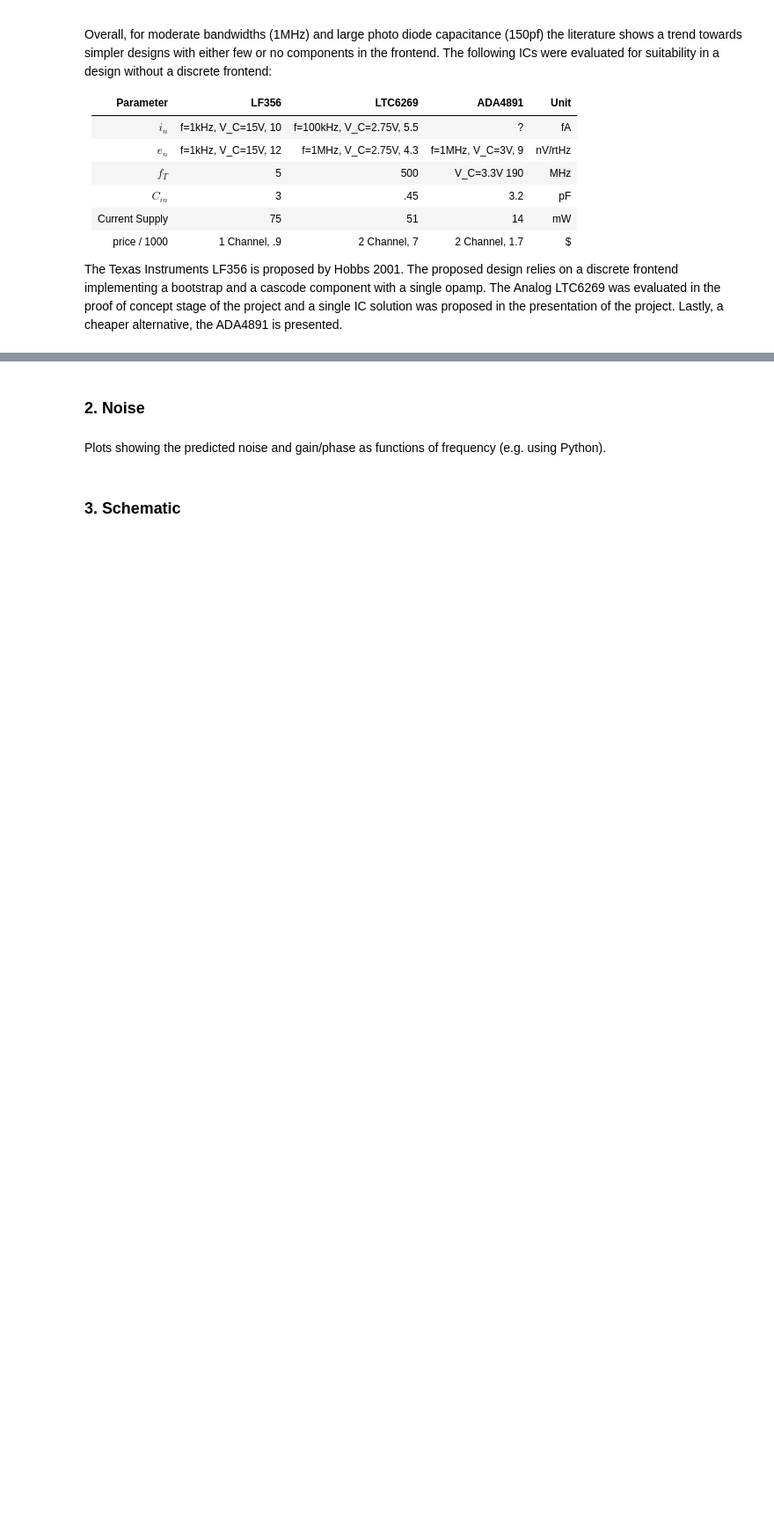
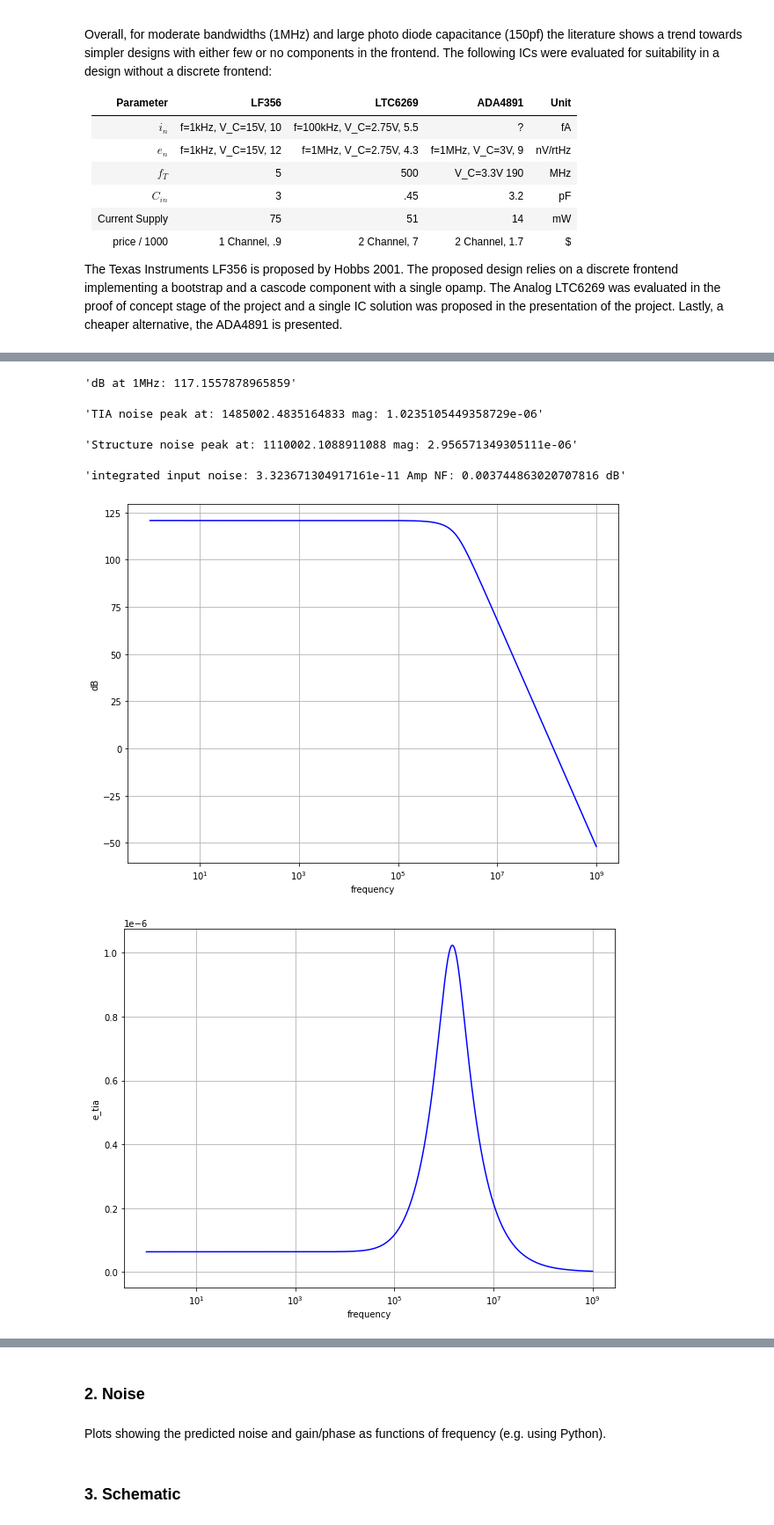
Before and after one commit to dimant/ee538-spring2021, a Jupyter notebook: Project/Project.ipynb, the cells around one changed output, grey strips where cells are left out. Shown at 88% size. Drawn from its saved outputs; the diff is of its cells as text; code cells hidden in the pictures; blank space fills up the shorter version.

```diff
--- a/Project/Project.ipynb
+++ b/Project/Project.ipynb
@@ -87,7 +87,7 @@ Overall, for moderate bandwidths (1MHz) and large photo diode capacitance (150pf
 The Texas Instruments LF356 is proposed by Hobbs 2001. The proposed design relies on a discrete frontend implementing a bootstrap and a cascode component with a single opamp. The Analog LTC6269 was evaluated in the proof of concept stage of the project and a single IC solution was proposed in the presentation of the project. Lastly, a cheaper alternative, the ADA4891 is presented.
 # %%
 def analyze(C_D, C_f, R_f, e_namp, i_namp, f_T, C_filter, R_filter, R_1, R_2):
-    f = np.linspace(1, 10**6)
+    f = np.linspace(1, 10**9, 10**6)
     s = np.multiply(2*np.pi, f)
 
     zeta = 1 / np.sqrt(2)
@@ -100,7 +100,10 @@ def analyze(C_D, C_f, R_f, e_namp, i_namp, f_T, C_filter, R_filter, R_1, R_2):
     tf_noninv_mag = 1 + R_2 / R_1 # assuming ideal opamp
     tf_amp_mag = tf_tia_mag * tf_filter_mag * tf_noninv_mag
 
-    plot_xlogy(f, tf_amp_mag * 2e-6, "frequency", "V/uA")
+    #plot_xlogy(f, tf_amp_mag * 2e-6, "frequency", "V/uA")
+    tf_amp_db = 20 * np.log10(tf_amp_mag)
+    plot_xlogy(f, tf_amp_db, "frequency", "dB")
+    display(f'dB at 1MHz: {tf_amp_db[1000]}')
 
     i_tia_e_na = e_namp * s * C_D
     e_tia_na = i_tia_e_na * tf_tia_mag
@@ -129,9 +132,15 @@ def analyze(C_D, C_f, R_f, e_namp, i_namp, f_T, C_filter, R_filter, R_1, R_2):
     x = np.argmax(e_tot)
     f[x],e_tot[x]
 
-    e_tot_int = np.trapz(e_tot[0:1000000]/1e6)
+    e_tot_int = np.trapz(e_tot)
+    i_tot_int_input = e_tot_int / 1e9
+    i_ns_tot =  0.8e-12 * np.sqrt(1e6)
 
-    display(f'Structure noise peak at: {f[x]} mag: {e_tot[x]} int: {e_tot_int}')
+
+    NF = 10*np.log10(np.sqrt(1 + (i_tot_int_input**2) / (i_ns_tot**2)))
+
+    display(f'Structure noise peak at: {f[x]} mag: {e_tot[x]}')
+    display(f'integrated input noise: {i_tot_int_input} Amp NF: {NF} dB')
 # %%
 C_D = 150e-12 # pF
 
@@ -171,0 +165,9 @@ analyze(C_D, C_f, R_f, e_namp_ada, i_namp_ada, f_T_ada, C_filter, R_filter, R_1,
+# %%
+analyze(C_D, 0.68e-12, 240e3, e_namp_ltc, i_namp_ltc, f_T_ltc, 1.5e-9, 100, 510, 1.8e3)
+# %% [output]
+'dB at 1MHz: 117.1557878965859'
+'TIA noise peak at: 1485002.4835164833 mag: 1.0235105449358729e-06'
+'Structure noise peak at: 1110002.1088911088 mag: 2.956571349305111e-06'
+'integrated input noise: 3.323671304917161e-11 Amp NF: 0.003744863020707816 dB'
+[figure, added]
+[figure, added]
```
Also changed, not shown: parts of 6 cells of this notebook.
